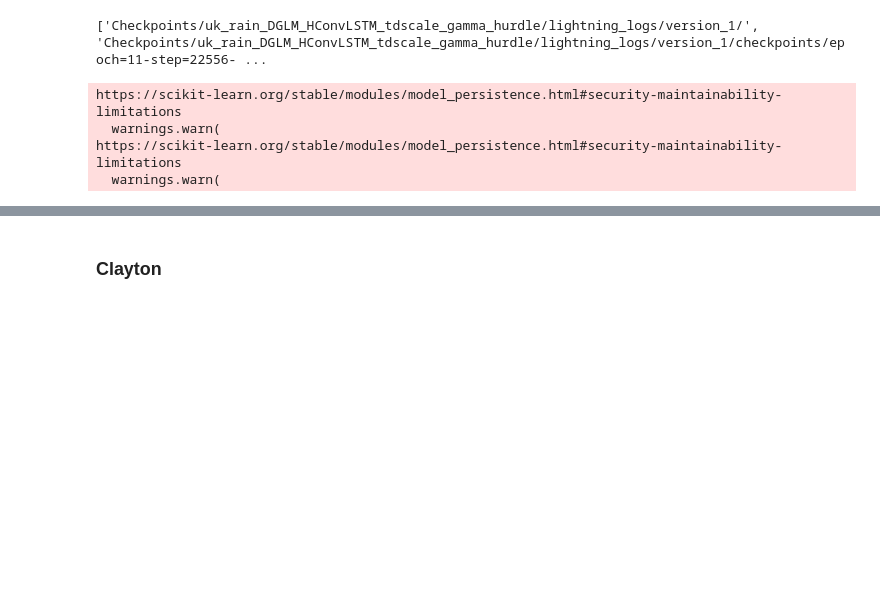
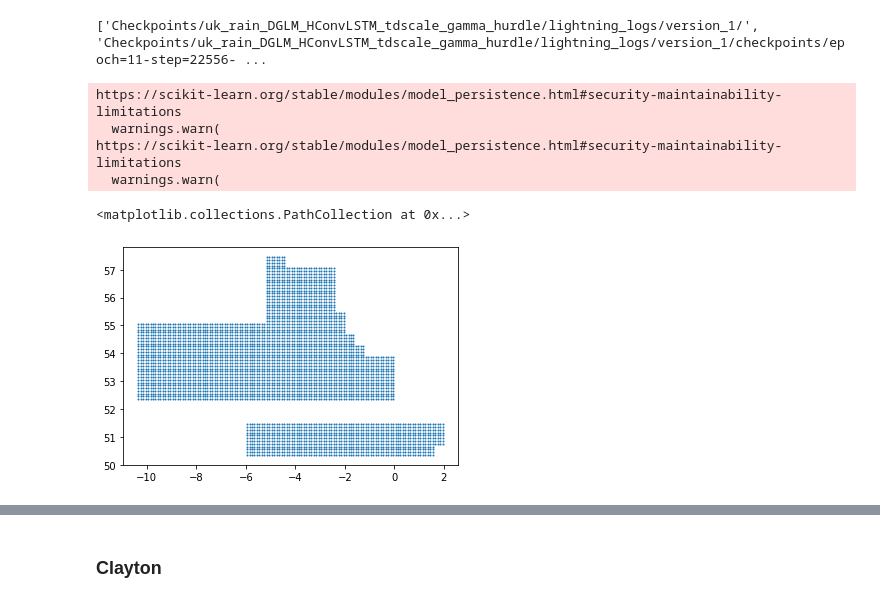
Before and after one commit to Huk-David/SpaDep_VCop, a Jupyter notebook: Publication_work/Copulas_gamma.ipynb, the cells around one changed output, grey strips where cells are left out. Saved outputs shown, nothing was run; the diff lists cells and outputs as text; code cells hidden in the pictures; blank space fills up the shorter version.

```diff
--- a/Publication_work/Copulas_gamma.ipynb
+++ b/Publication_work/Copulas_gamma.ipynb
@@ -208,0 +267,23 @@ class cop_bardossy():
+# %%
+# distance matrix for kernel
+
+#first create correct set of coordinates for eavch of the 4272 locations:
+
+loc_coordinates_4272 = [] # matrix of length 4272 [ [lat1,lon1] , [lat2,lon2] , ... , [lat4272,lon4272] ]
+for loc in range(267):
+    for row in range(4):
+        for col in range(4):
+            x = [gamma_outputs[loc][6][0],gamma_outputs[loc][6][2]] # coordinates of topleft of big square, eg. [57.75, -5.75]
+            # rectify the 16by16 square into a 4by4
+            x[0] = x[0]-0.6
+            x[1] = x[1]+0.6
+            # finally, select the correct entry out of the 16 in the 4by4. [lat,lon]
+            loc_coordinates_4272.append([round(x[0]+row*0.1,2) ,round(x[1]+col*0.1,2)])
+
+#Now, can compute distance matrix:
+dist_mat = distance_matrix(loc_coordinates_4272,loc_coordinates_4272)
+# %%
+plt.scatter([loc_coordinates_4272[i][1] for i in range(4272)],[loc_coordinates_4272[i][0] for i in range(4272)],s=1)
+# %% [output]
+<matplotlib.collections.PathCollection at 0x...>
+[figure, added]
```
Also changed, not shown: parts of 21 cells of this notebook, 1 other file.
